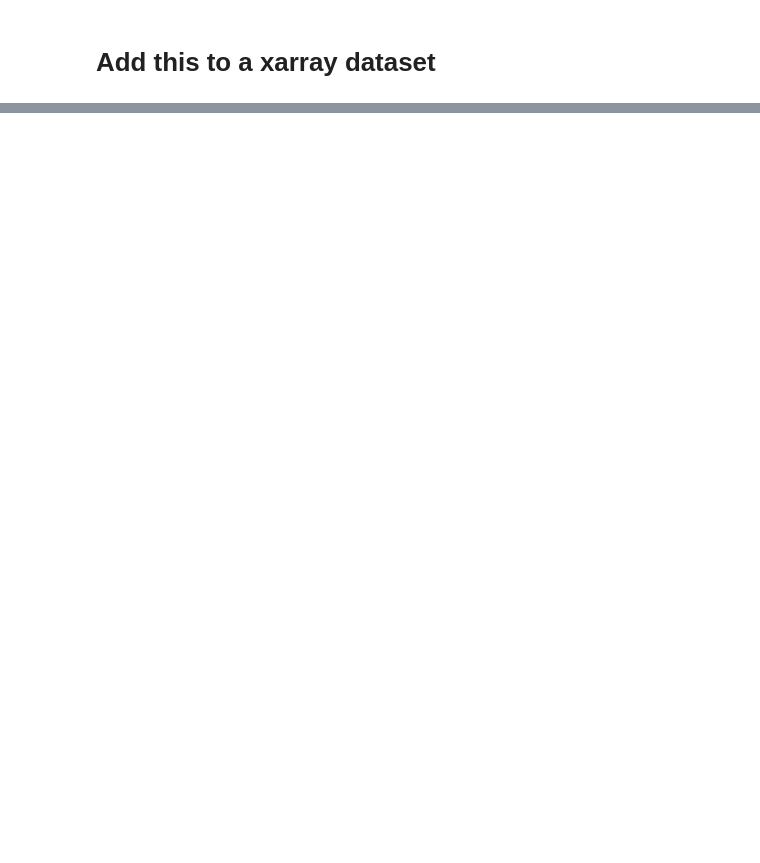
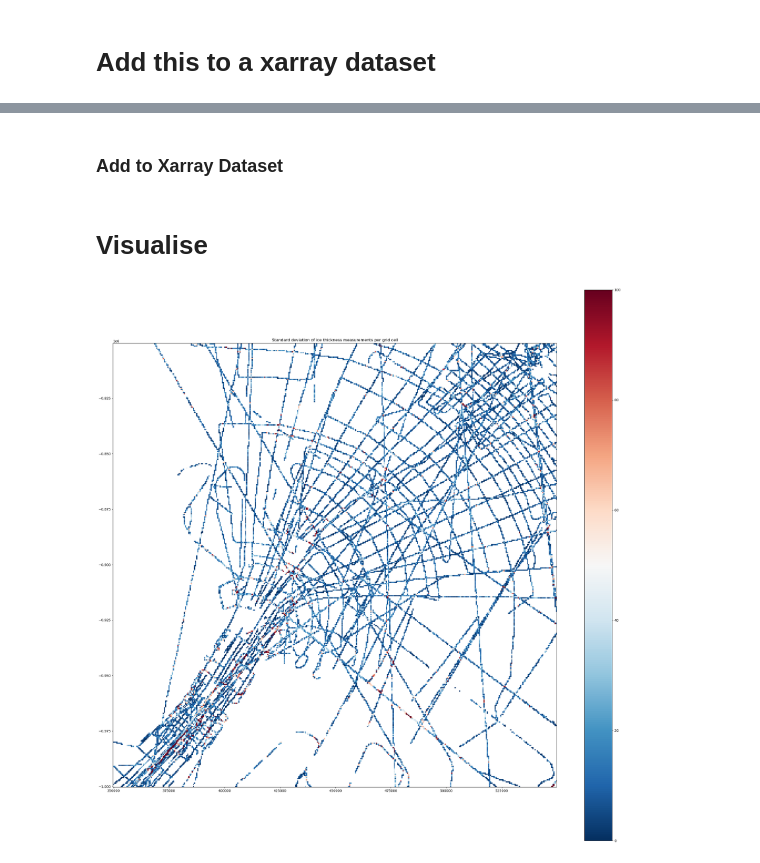
Before and after one commit to kimbente/ice_thickness, a Jupyter notebook: point_data_analysis.ipynb, the cells around one changed output, grey strips where cells are left out. Saved outputs shown, nothing was run; the diff lists cells and outputs as text; code cells hidden in the pictures; blank space fills up the shorter version.

```diff
--- a/point_data_analysis.ipynb
+++ b/point_data_analysis.ipynb
@@ -72,2 +91,16 @@ combined_metrics = pd.merge(pd.merge(means_per_pixel, std_per_pixel, on = "id_50
 # %% [markdown]
 # Add this to a xarray dataset
+# %%
+centers = [i.split("_") for i in combined_metrics.center_index.values.astype(str)]
+
+# Add standard error of the mean
+combined_metrics["t_sem_check"] = combined_metrics["t_std"] / np.sqrt(combined_metrics["t_count"])
+
+# Add column one and 2
+combined_metrics["x"] = np.array(centers).astype(int)[:, 0]
+combined_metrics["y"] = np.array(centers).astype(int)[:, 1]
+
+# Mean error per gridcell (median is only 9 m)
+# Screwed: remote cells with super high std
+combined_metrics.t_std.mean()
+combined_metrics.t_std.describe()
@@ -73,0 +127,3 @@ combined_metrics = pd.merge(pd.merge(means_per_pixel, std_per_pixel, on = "id_50
+# %%
+xx, yy = np.meshgrid(byrd_bedmachine.bed.x, byrd_bedmachine.bed.y)
+flat_grid = pd.DataFrame({"x": xx.reshape(-1), "y": yy.reshape(-1)})
@@ -73,0 +162,2 @@ combined_metrics = pd.merge(pd.merge(means_per_pixel, std_per_pixel, on = "id_50
+# %%
+flat_grid_merged = flat_grid.merge(combined_metrics, on = ["x", "y"], how = "left")
@@ -73,0 +180,22 @@ combined_metrics = pd.merge(pd.merge(means_per_pixel, std_per_pixel, on = "id_50
+# %% [markdown]
+### Add to Xarray Dataset
+# %%
+byrd_bedmachine["pt_t_mean"] = (byrd_bedmachine.bed.dims, flat_grid_merged["t_mean"].values.reshape(byrd_bedmachine.bed.shape))
+byrd_bedmachine["pt_t_std"] = (byrd_bedmachine.bed.dims, flat_grid_merged["t_std"].values.reshape(byrd_bedmachine.bed.shape))
+byrd_bedmachine["pt_t_sem"] = (byrd_bedmachine.bed.dims, flat_grid_merged["t_sem"].values.reshape(byrd_bedmachine.bed.shape))
+byrd_bedmachine["pt_t_count"] = (byrd_bedmachine.bed.dims, flat_grid_merged["t_count"].values.reshape(byrd_bedmachine.bed.shape))
+# %% [markdown]
+# Visualise
+# %%
+XX, YY = np.meshgrid(byrd_bedmachine.x, byrd_bedmachine.y)
+
+fig, ax = plt.subplots(figsize = (30, 30))
+
+# Plot bed topography mesh
+ax.pcolormesh(XX, YY, byrd_bedmachine.pt_t_std, cmap = "RdBu_r", vmin = 0, vmax = 100)
+
+fig.colorbar(mappable = ax.collections[0], ax = ax)
+plt.title('Standard deviation of ice thickness measurements per grid cell')
+ax.set_aspect('equal')
+# %% [output]
+[figure, added]
```
Also changed, not shown: parts of 13 cells of this notebook, 3 other files.
